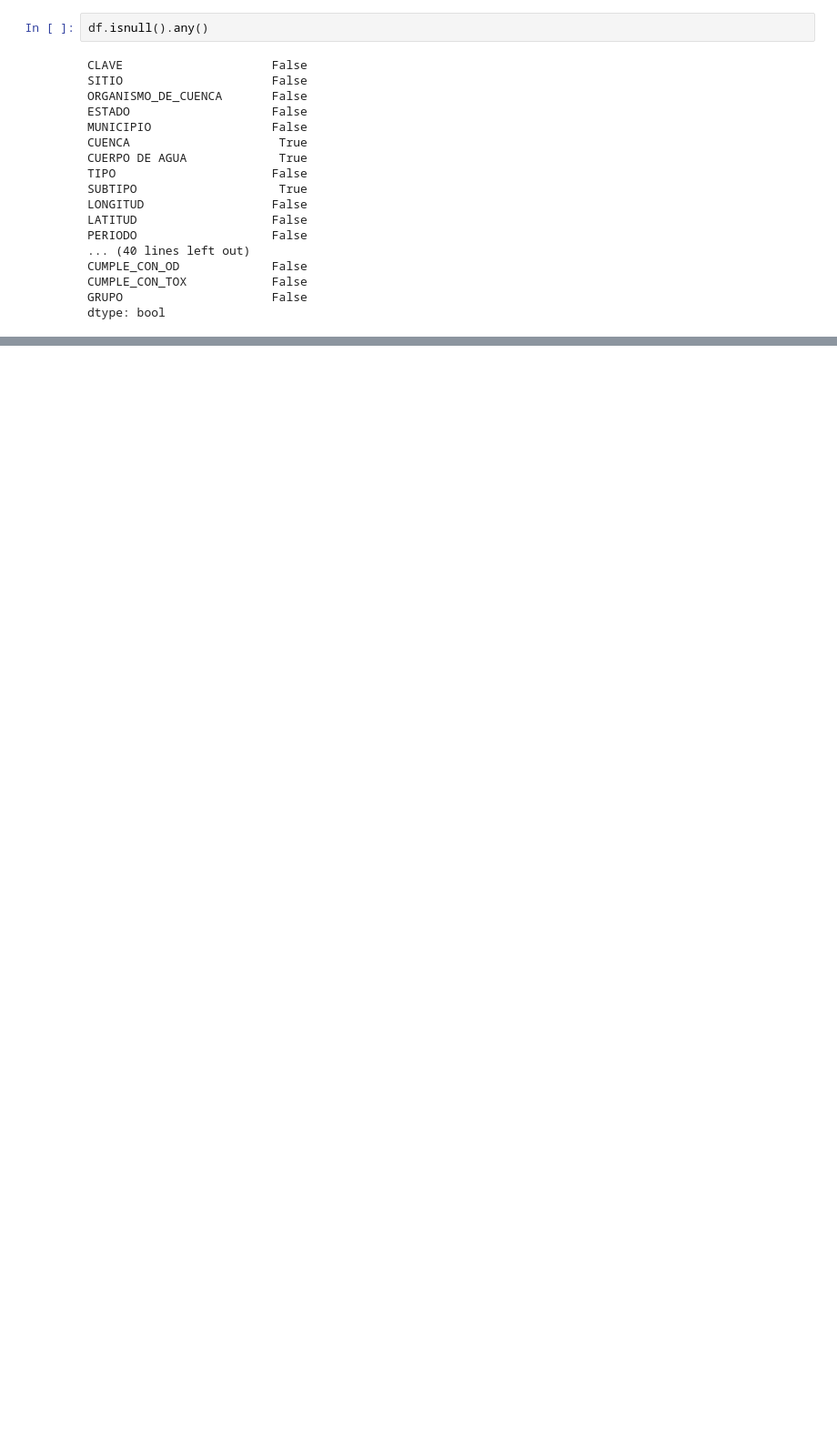
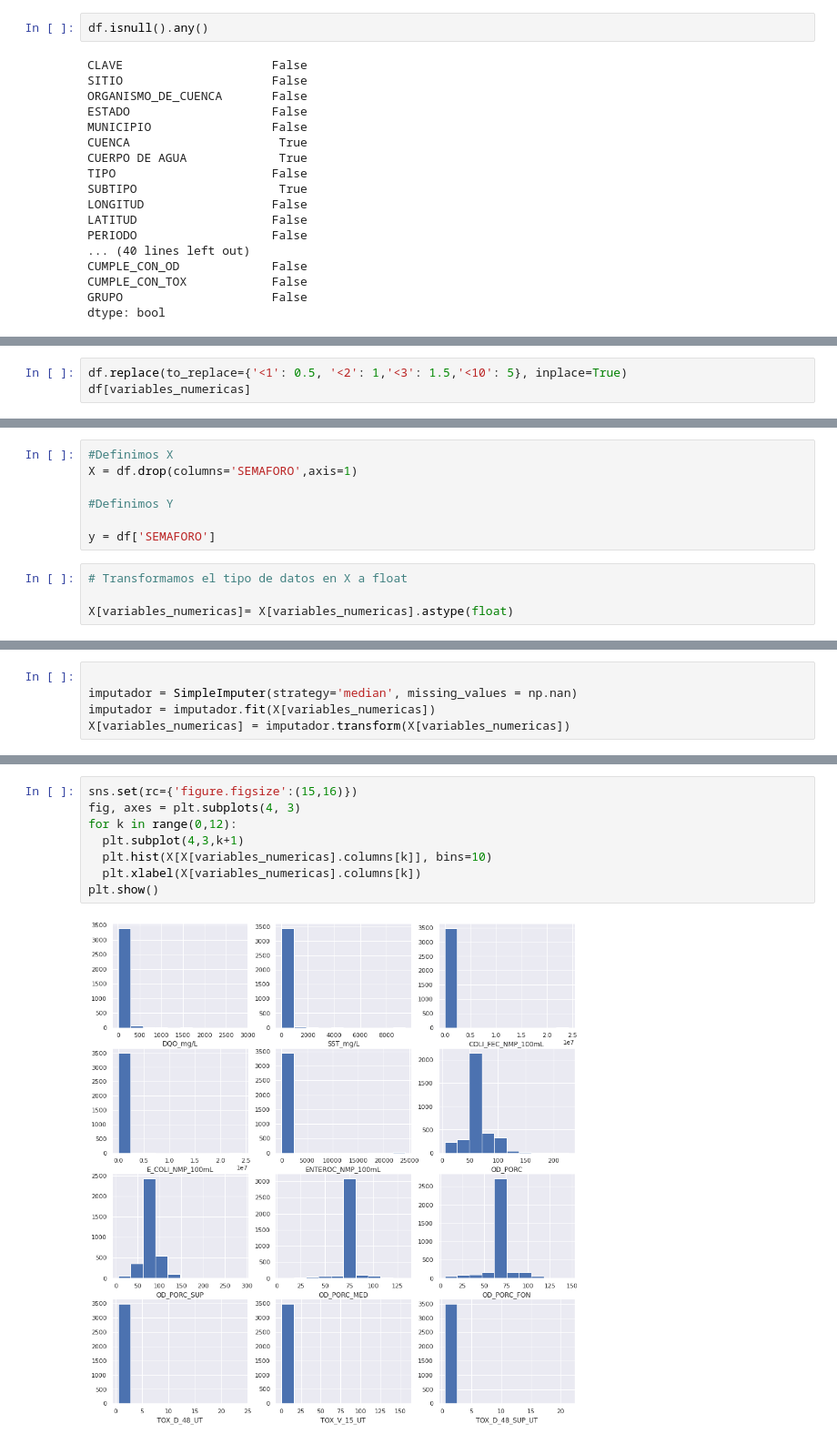
Before and after one commit to PosgradoMNA/actividades-del-projecto-equipo_104, a Jupyter notebook: Reto1.ipynb, the cells around one changed output, grey strips where cells are left out. Shown at 91% size. Drawn from its saved outputs; the diff is of its cells as text; blank space fills up the shorter version.

```diff
--- a/Reto1.ipynb
+++ b/Reto1.ipynb
@@ -468,0 +366,3 @@ Qué son las aguas superficiales. https://www.ecologiaverde.com/que-son-las-agua
+# %%
+df.replace(to_replace={'<1': 0.5, '<2': 1,'<3': 1.5,'<10': 5}, inplace=True)
+df[variables_numericas]
@@ -468,0 +386,11 @@ Qué son las aguas superficiales. https://www.ecologiaverde.com/que-son-las-agua
+# %%
+#Definimos X
+X = df.drop(columns='SEMAFORO',axis=1)
+
+#Definimos Y
+
+y = df['SEMAFORO']
+# %%
+# Transformamos el tipo de datos en X a float
+
+X[variables_numericas]= X[variables_numericas].astype(float)
@@ -468,0 +414,5 @@ Qué son las aguas superficiales. https://www.ecologiaverde.com/que-son-las-agua
+# %%
+
+imputador = SimpleImputer(strategy='median', missing_values = np.nan)
+imputador = imputador.fit(X[variables_numericas])
+X[variables_numericas] = imputador.transform(X[variables_numericas])
@@ -468,0 +431,10 @@ Qué son las aguas superficiales. https://www.ecologiaverde.com/que-son-las-agua
+# %%
+sns.set(rc={'figure.figsize':(15,16)})
+fig, axes = plt.subplots(4, 3)
+for k in range(0,12):
+  plt.subplot(4,3,k+1)
+  plt.hist(X[X[variables_numericas].columns[k]], bins=10)
+  plt.xlabel(X[variables_numericas].columns[k])
+plt.show()
+# %% [output]
+[figure, added]
```
Also changed, not shown: parts of 70 cells of this notebook.
